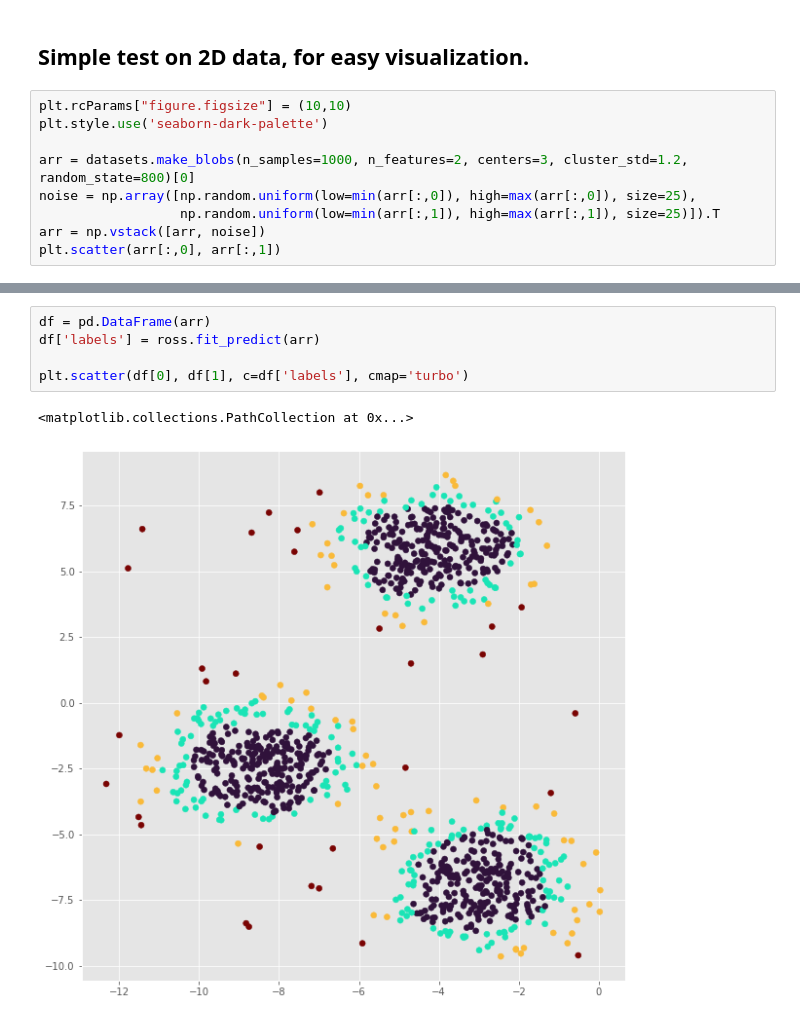
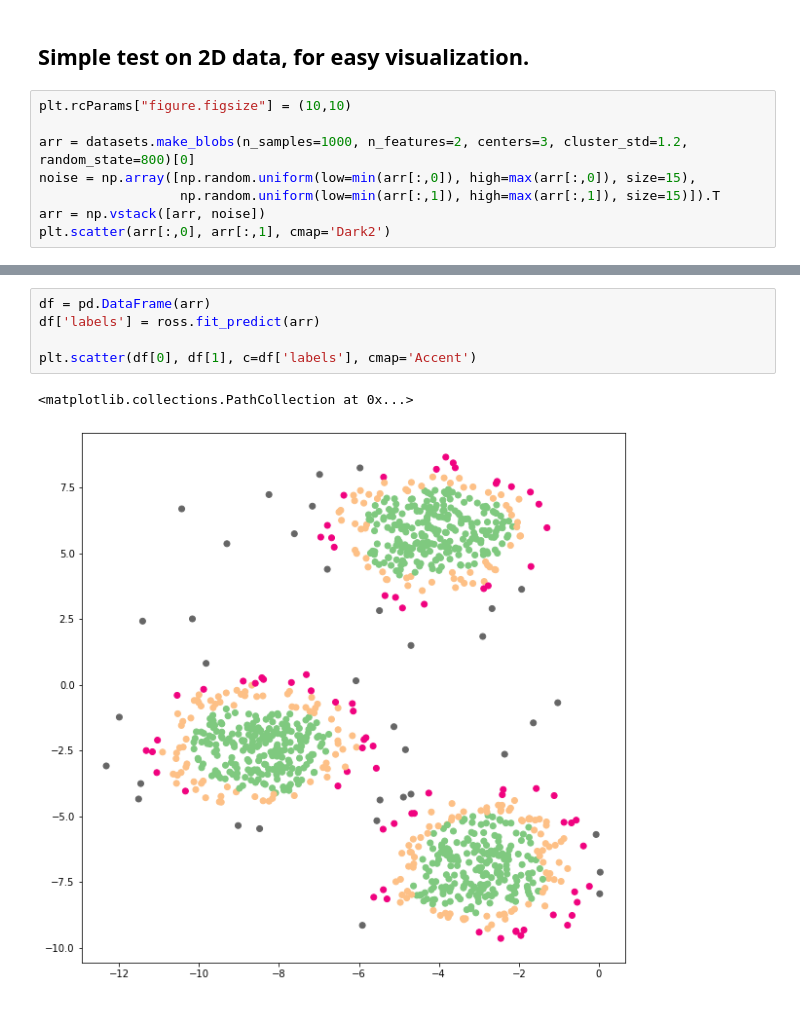
Before and after one commit to Cote-ML/Ranked-Outlier-Space-Stratification, a Jupyter notebook: notebooks/demo.ipynb, the cells around one changed output, grey strips where cells are left out. Saved outputs shown, nothing was run; the diff lists cells and outputs as text.

```diff
--- a/notebooks/demo.ipynb
+++ b/notebooks/demo.ipynb
@@ -11,12 +11,11 @@ from ROSS import ross
 ## Simple test on 2D data, for easy visualization.
 # %%
 plt.rcParams["figure.figsize"] = (10,10)
-plt.style.use('seaborn-dark-palette')
 
 arr = datasets.make_blobs(n_samples=1000, n_features=2, centers=3, cluster_std=1.2, random_state=800)[0]
-noise = np.array([np.random.uniform(low=min(arr[:,0]), high=max(arr[:,0]), size=25),
-                  np.random.uniform(low=min(arr[:,1]), high=max(arr[:,1]), size=25)]).T
+noise = np.array([np.random.uniform(low=min(arr[:,0]), high=max(arr[:,0]), size=15),
+                  np.random.uniform(low=min(arr[:,1]), high=max(arr[:,1]), size=15)]).T
 arr = np.vstack([arr, noise])
-plt.scatter(arr[:,0], arr[:,1])
+plt.scatter(arr[:,0], arr[:,1], cmap='Dark2')
 # %% [output]
 <matplotlib.collections.PathCollection at 0x...>
@@ -24,8 +23,8 @@ plt.scatter(arr[:,0], arr[:,1])
 # %%
 df = pd.DataFrame(arr)
 df['labels'] = ross.fit_predict(arr)
 
-plt.scatter(df[0], df[1], c=df['labels'], cmap='turbo')
+plt.scatter(df[0], df[1], c=df['labels'], cmap='Accent')
 # %% [output]
 <matplotlib.collections.PathCollection at 0x...>
-[figure, old version]
+[figure, new version]
```
Also changed, not shown: parts of 2 cells of this notebook, 2 other files.
